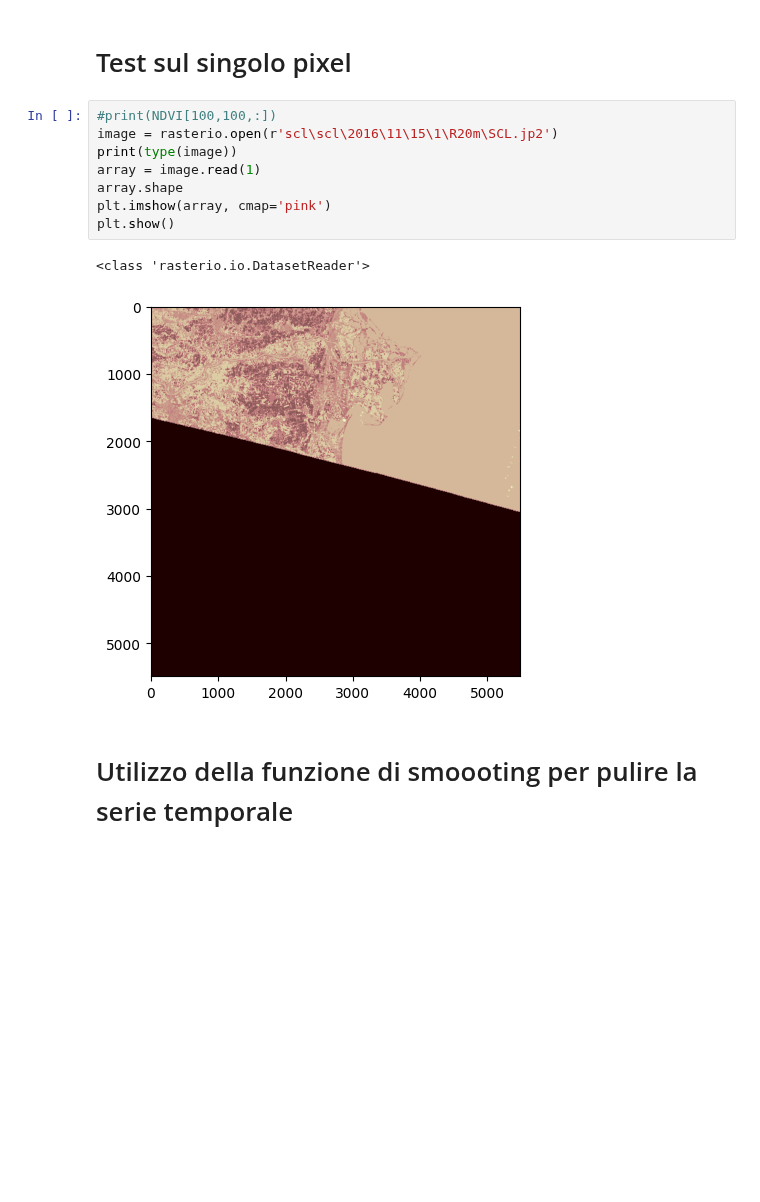
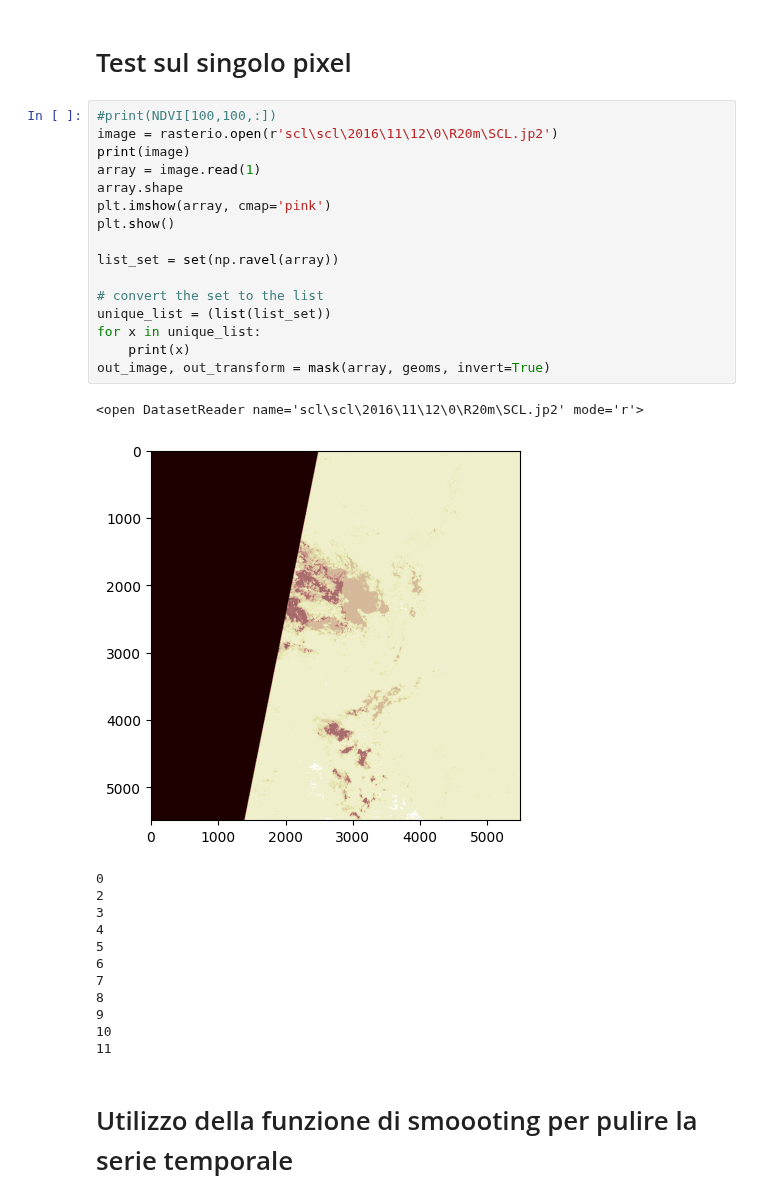
Before and after one commit to Simone-Scalella/AgriVision2022, a Jupyter notebook: geoT2.ipynb, the cells around one changed output. Saved outputs shown, nothing was run; the diff lists cells and outputs as text; blank space fills up the shorter version.

```diff
--- a/geoT2.ipynb
+++ b/geoT2.ipynb
@@ -133,15 +134,34 @@ plt.show()
 # Test sul singolo pixel
 # %%
 #print(NDVI[100,100,:])
-image = rasterio.open(r'scl\scl\2016\11\15\1\R20m\SCL.jp2')
-print(type(image))
+image = rasterio.open(r'scl\scl\2016\11\12\0\R20m\SCL.jp2')
+print(image)
 array = image.read(1)
 array.shape
 plt.imshow(array, cmap='pink')
 plt.show()
+
+list_set = set(np.ravel(array))
+
+# convert the set to the list
+unique_list = (list(list_set))
+for x in unique_list:
+    print(x)
+out_image, out_transform = mask(array, geoms, invert=True)
 # %% [output]
-<class 'rasterio.io.DatasetReader'>
+<open DatasetReader name='scl\scl\2016\11\12\0\R20m\SCL.jp2' mode='r'>
-[figure, old version]
+[figure, new version]
+0
+2
+3
+4
+5
+6
+7
+8
+9
+10
+11
 # %% [markdown]
 # Utilizzo della funzione di smoooting per pulire la serie temporale
 # %%
```
Also changed, not shown: parts of 1 cell of this notebook, 16 other files.
